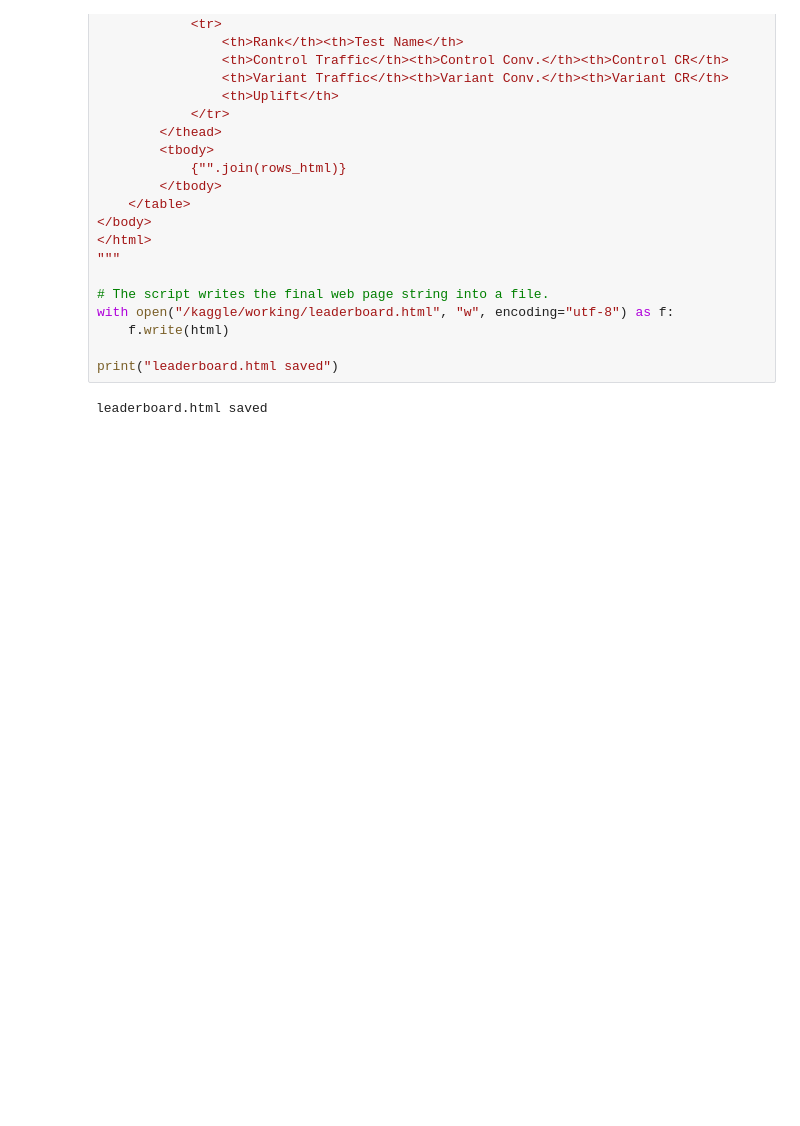
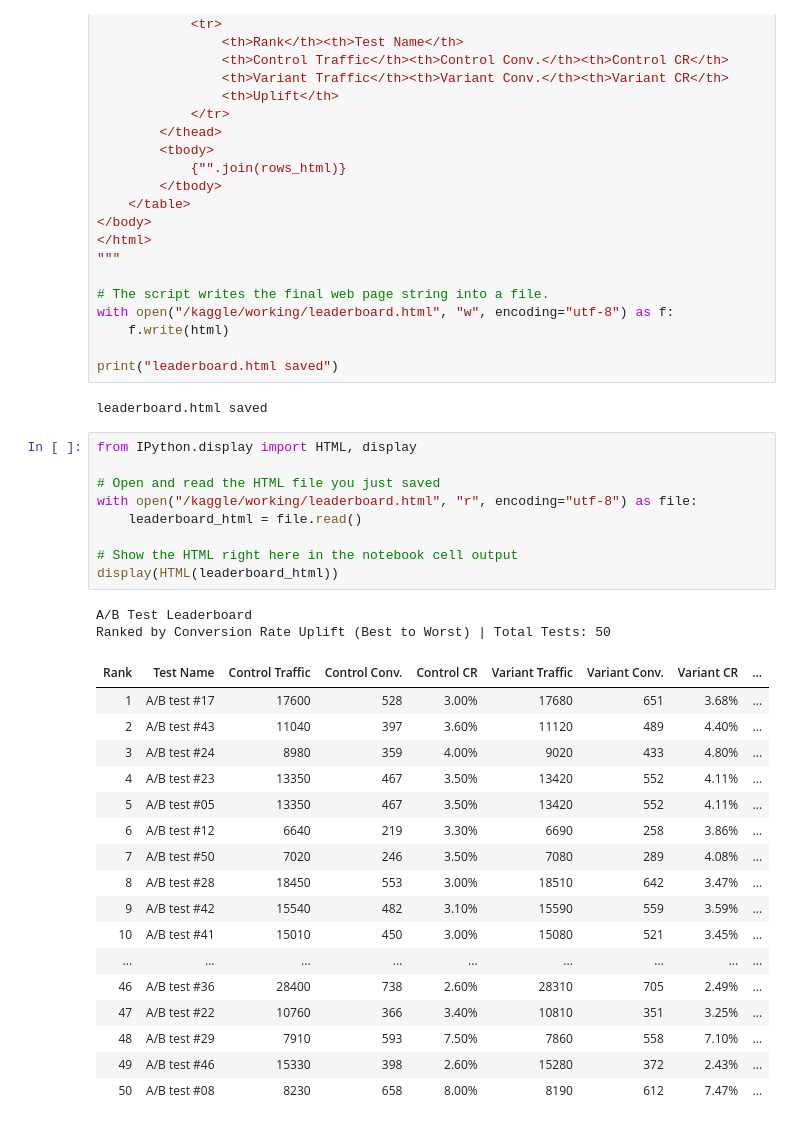
Before and after one commit to adamdandi/A-B-Test-Leaderboard_Automated-Conversion-Rate, a Jupyter notebook: a-b-test-leaderboard-automated-conversion-rate.ipynb, the cells around one changed output. Cells and saved outputs as stored; diff of their text form; blank space fills up the shorter version.

```diff
--- a/a-b-test-leaderboard-automated-conversion-rate.ipynb
+++ b/a-b-test-leaderboard-automated-conversion-rate.ipynb
@@ -282,3 +284,32 @@ with open("/kaggle/working/leaderboard.html", "w", encoding="utf-8") as f:
 print("leaderboard.html saved")
 # %% [output]
 leaderboard.html saved
+# %%
+from IPython.display import HTML, display
+
+# Open and read the HTML file you just saved
+with open("/kaggle/working/leaderboard.html", "r", encoding="utf-8") as file:
+    leaderboard_html = file.read()
+
+# Show the HTML right here in the notebook cell output
+display(HTML(leaderboard_html))
+# %% [output]
+A/B Test Leaderboard
+Ranked by Conversion Rate Uplift (Best to Worst) | Total Tests: 50
+| Rank | Test Name | Control Traffic | Control Conv. | Control CR | Variant Traffic | Variant Conv. | Variant CR | ... |
+| 1 | A/B test #17 | 17600 | 528 | 3.00% | 17680 | 651 | 3.68% | ... |
+| 2 | A/B test #43 | 11040 | 397 | 3.60% | 11120 | 489 | 4.40% | ... |
+| 3 | A/B test #24 | 8980 | 359 | 4.00% | 9020 | 433 | 4.80% | ... |
+| 4 | A/B test #23 | 13350 | 467 | 3.50% | 13420 | 552 | 4.11% | ... |
+| 5 | A/B test #05 | 13350 | 467 | 3.50% | 13420 | 552 | 4.11% | ... |
+| 6 | A/B test #12 | 6640 | 219 | 3.30% | 6690 | 258 | 3.86% | ... |
+| 7 | A/B test #50 | 7020 | 246 | 3.50% | 7080 | 289 | 4.08% | ... |
+| 8 | A/B test #28 | 18450 | 553 | 3.00% | 18510 | 642 | 3.47% | ... |
+| 9 | A/B test #42 | 15540 | 482 | 3.10% | 15590 | 559 | 3.59% | ... |
+| 10 | A/B test #41 | 15010 | 450 | 3.00% | 15080 | 521 | 3.45% | ... |
+| ... | ... | ... | ... | ... | ... | ... | ... | ... |
+| 46 | A/B test #36 | 28400 | 738 | 2.60% | 28310 | 705 | 2.49% | ... |
+| 47 | A/B test #22 | 10760 | 366 | 3.40% | 10810 | 351 | 3.25% | ... |
+| 48 | A/B test #29 | 7910 | 593 | 7.50% | 7860 | 558 | 7.10% | ... |
+| 49 | A/B test #46 | 15330 | 398 | 2.60% | 15280 | 372 | 2.43% | ... |
+| 50 | A/B test #08 | 8230 | 658 | 8.00% | 8190 | 612 | 7.47% | ... |
```
Also changed, not shown: parts of 4 cells of this notebook.
